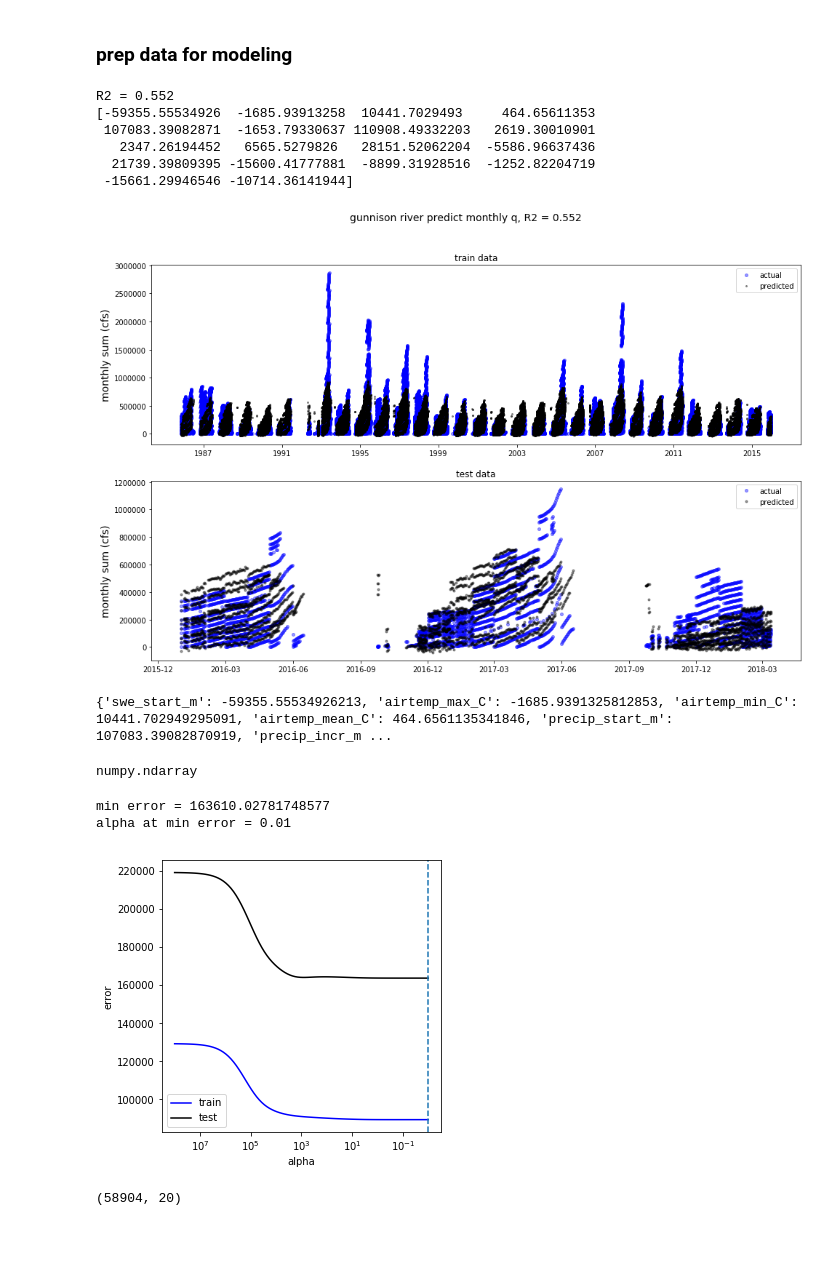
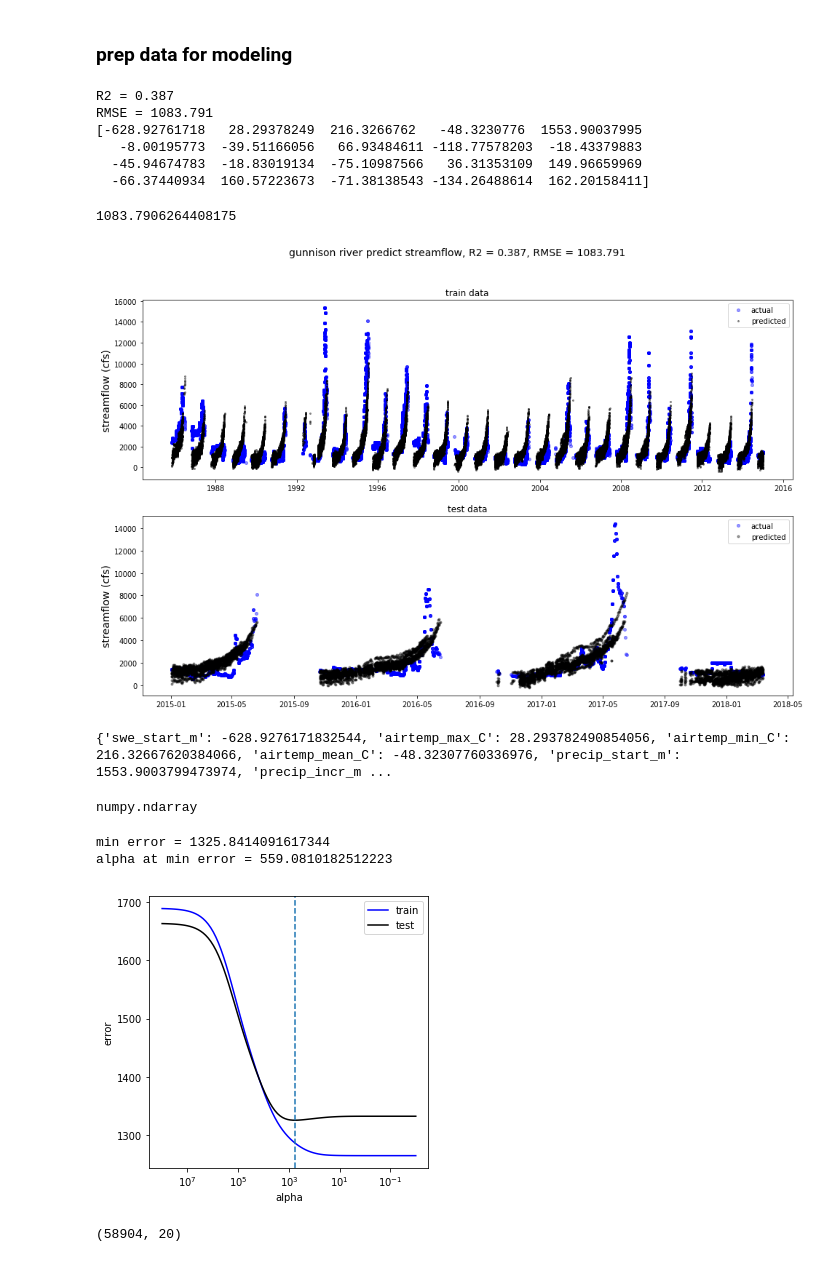
Before and after one commit to drewthayer/capstone1-predict-streamflow, a Jupyter notebook: predict_sumQ_allmonths_pipe.ipynb, the cells around one changed output. Drawn from its saved outputs; the diff is of its cells as text; code cells hidden in the pictures.

```diff
--- a/predict_sumQ_allmonths_pipe.ipynb
+++ b/predict_sumQ_allmonths_pipe.ipynb
@@ -128,7 +131,8 @@ daily_q_df, annual_peak_q = clean_q_data_annual(q_df)
 # load snotel data
 stationnames = ['680_park_cone','762_slumgullion','701_porphyry_creek','737_schofield_pass',
                 '682_park_reservoir','669_north_lost_trail','1059_cochetopa_pass','618_mcclure_pass',
-                '409_columbine_pass','675_overland_reservoir','622_mesa_lakes']
+                '409_columbine_pass','675_overland_reservoir','622_mesa_lakes','538_idarado',
+               '713_red_mtn_pass']
 
 # make data column names
 cols_data = []
@@ -192,8 +196,8 @@ data_all = pd.get_dummies(data_df)
 ### remove features based on iterative model assessments
 # %%
 # drop cfs column
-data_all.drop('cfs', axis=1, inplace=True)
-#data_all.drop('cfs_cumsum', axis=1, inplace=True)
+#data_all.drop('cfs', axis=1, inplace=True)
+data_all.drop('cfs_cumsum', axis=1, inplace=True)
 # drop month, year
 data_all.drop('year', axis=1, inplace=True)
 data_all.drop('month', axis=1, inplace=True)
@@ -223,12 +228,12 @@ model_df = data_clean
 cols = model_df.columns
 
 # split train and test data
-split_year = 2016
+split_year = 2015
 
 train_df = model_df[model_df.index.year < split_year]
 test_df = model_df[model_df.index.year >= split_year]
 
-target_col = 'cfs_cumsum'
+target_col = 'cfs'
 X_train = train_df.drop(target_col, axis=1)
 y_train = train_df[target_col]
 
@@ -236,7 +241,7 @@ X_test = test_df.drop(target_col, axis=1)
 y_test = test_df[target_col]
 
 # define pipeline
-alpha = 0.01
+alpha = 559
 pipeline = Pipeline([
     ('standardize', StandardScaler()),
     ('regression', Ridge(alpha)),
@@ -248,46 +253,56 @@ y_hat_train = pipeline.predict(X_train)
 # # Now evaluate all steps on test set
 y_hat_test = pipeline.predict(X_test)
 # %%
-#pipeline tests
+# regression scores and coefficients
+# R2 score
 score = pipeline.score(X_test,y_test)
 print('R2 = {0:.3f}'.format(score))
+
+# RMSE
+rmse = np.sqrt(mean_squared_error(y_test, y_hat_test))
+print('RMSE = {0:.3f}'.format(rmse))
+
+# coefficients
 model = pipeline.named_steps['regression']
 coefs = model.coef_
 print(coefs)
-# R2 score
 # %% [output]
-R2 = 0.552
-[-59355.55534926  -1685.93913258  10441.7029493     464.65611353
- 107083.39082871  -1653.79330637 110908.49332203   2619.30010901
-   2347.26194452   6565.5279826   28151.52062204  -5586.96637436
-  21739.39809395 -15600.41777881  -8899.31928516  -1252.82204719
- -15661.29946546 -10714.36141944]
+R2 = 0.387
+RMSE = 1083.791
+[-628.92761718   28.29378249  216.3266762   -48.3230776  1553.90037995
+   -8.00195773  -39.51166056   66.93484611 -118.77578203  -18.43379883
+  -45.94674783  -18.83019134  -75.10987566   36.31353109  149.96659969
+  -66.37440934  160.57223673  -71.38138543 -134.26488614  162.20158411]
+# %%
+rmse
+# %% [output]
+1083.7906264408175
 # %%
 df = model_df # dataframe to plot from
-figname = 'gunnison river predict monthly q'
+figname = 'gunnison river predict streamflow'
 
 # plot
 fig, ax = plt.subplots(2,1,figsize=(16,8));
 ax[0].plot(y_train.index,y_train.values,'bo', markersize=4, alpha=0.4)
-ax[0].set_ylabel('monthly sum (cfs)', fontsize=14);
+ax[0].set_ylabel('streamflow (cfs)', fontsize=14);
 #ax[0].set_xlabel('year', fontsize=14)
 ax[0].plot(y_train.index,y_hat_train,'ko', markersize=2, alpha=0.4)
 ax[0].legend(['actual','predicted'])
 ax[0].set_title('train data')
 
 ax[1].plot(y_test.index,y_test.values,'bo', markersize=4, alpha=0.4)
-ax[1].set_ylabel('monthly sum (cfs)', fontsize=14);
+ax[1].set_ylabel('streamflow (cfs)', fontsize=14);
 #ax[1].set_xlabel('year', fontsize=14)
 ax[1].plot(X_test.index,y_hat_test,'ko', markersize=3, alpha=0.4)
 ax[1].legend(['actual','predicted'])
 ax[1].set_title('test data')
-plt.suptitle('{}, R2 = {}'.format(figname,str(round(score,3))),fontsize=14)
+plt.suptitle('{}, R2 = {}, RMSE = {}'.format(figname,str(round(score,3)), str(round(rmse,3))),fontsize=14)
 
 # save fig
 fig.set_size_inches(16, 10)
 plt.savefig('{}.png'.format(figname),format='png', dpi=300)
 # %% [output]
-[figure, old version]
+[figure, new version]
 # %%
 #coefficient matrix
 D = {}
@@ -297,12 +312,12 @@ print(D)
 
 import csv
 #write to file:
-with open('gunnison_coefs_sumq_alpha001.csv', 'w') as csv_file:
+with open('gunnison_coefs_q_allstations_bestalpha.csv', 'w') as csv_file:
     writer = csv.writer(csv_file)
     for k, v in D.items():
        writer.writerow([k,v])
 # %% [output]
-{'swe_start_m': -59355.55534926213, 'airtemp_max_C': -1685.9391325812853, 'airtemp_min_C': 10441.702949295091, 'airtemp_mean_C': 464.6561135341846, 'precip_start_m': 107083.39082870919, 'precip_incr_m ...
+{'swe_start_m': -628.9276171832544, 'airtemp_max_C': 28.293782490854056, 'airtemp_min_C': 216.32667620384066, 'airtemp_mean_C': -48.32307760336976, 'precip_start_m': 1553.9003799473974, 'precip_incr_m ...
 # %%
 def cross_val(X, y, model, n_folds, errortype='RMSE', random_seed=154):
     """Estimate the in- and out-of-sample error of a model using cross
@@ -482,10 +492,15 @@ axs.set_ylabel('error')
 plt.axvline(min_alpha, linestyle='dashed')
 plt.legend(('train','test'));
 #axs.set_yscale('log');
+
+# save fig
+figname = 'alpha_test_no_september'
+fig.set_size_inches(5, 5)
+plt.savefig('{}.png'.format(figname),format='png', dpi=300)
 # %% [output]
-min error = 163610.02781748577
-alpha at min error = 0.01
+min error = 1325.8414091617344
+alpha at min error = 559.0810182512223
-[figure, old version]
+[figure, new version]
 # %%
 np.shape(X)
 # %% [output]
```
Also changed, not shown: parts of 4 cells of this notebook, 14 other files.
